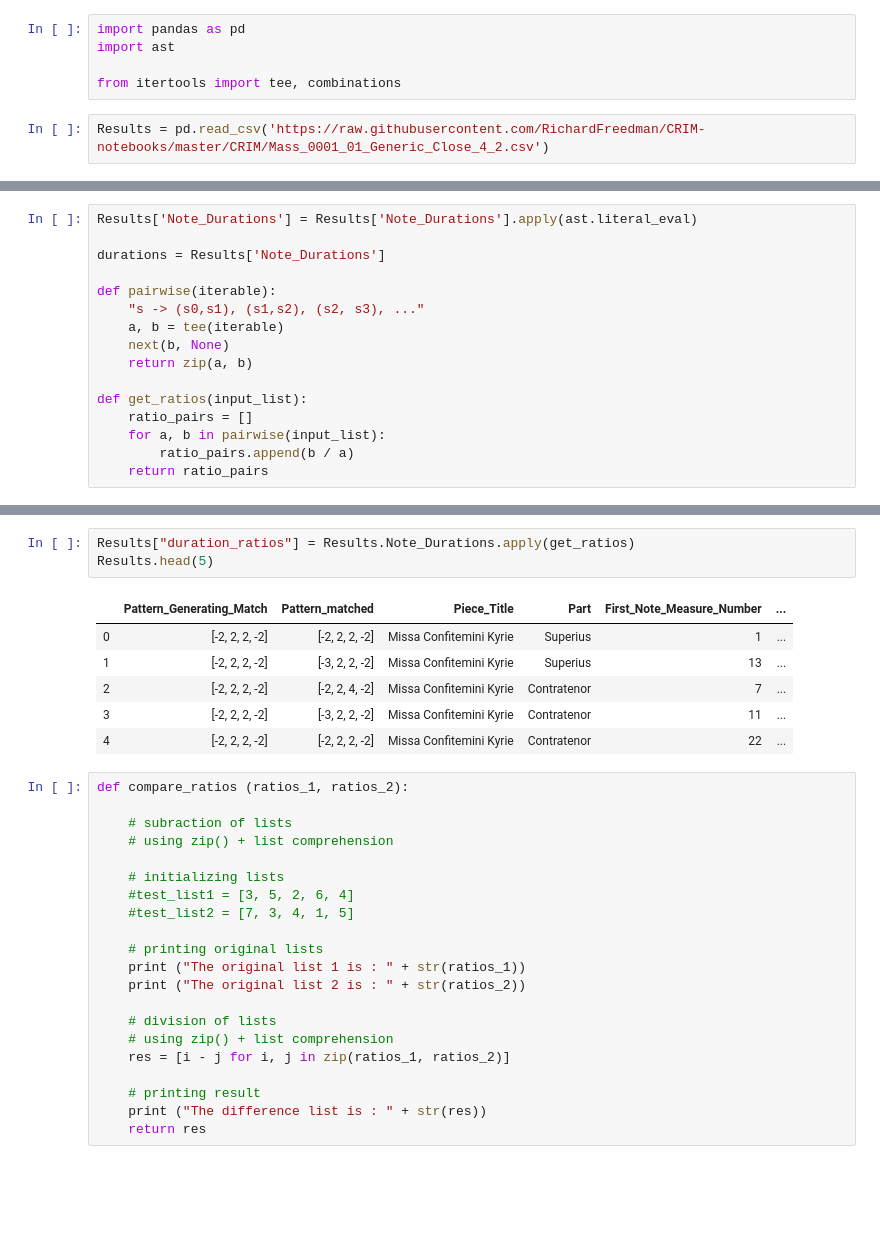
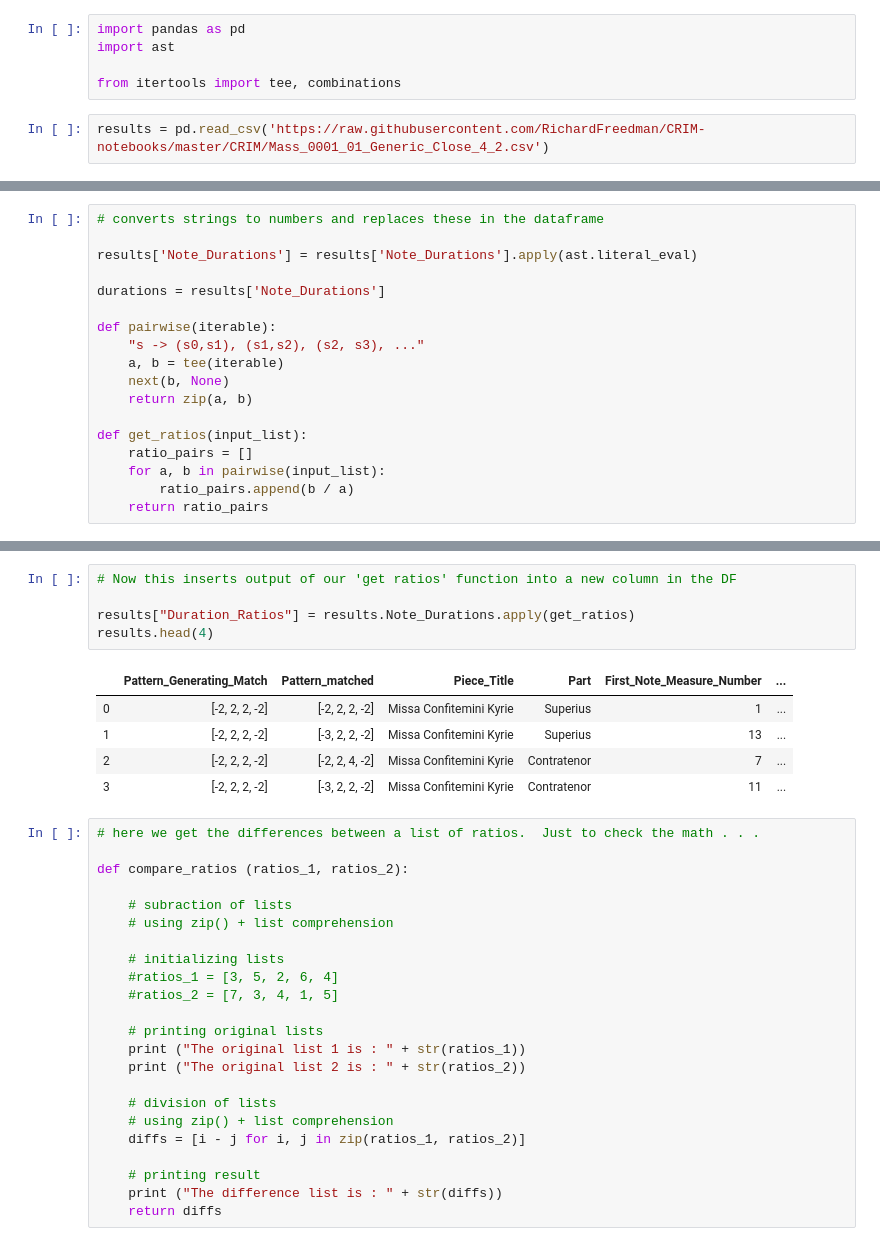
Before and after one commit to RichardFreedman/CRIM-notebooks, a Jupyter notebook: CRIM/Duration_Test.ipynb, the cells around one changed output, grey strips where cells are left out. Saved outputs shown, nothing was run; the diff lists cells and outputs as text; blank space fills up the shorter version.

Commit message:
update durations notebooks

```diff
--- a/CRIM/Duration_Test.ipynb
+++ b/CRIM/Duration_Test.ipynb
@@ -4,4 +4,4 @@ import ast
 
 from itertools import tee, combinations
 # %%
-Results = pd.read_csv('https://raw.githubusercontent.com/RichardFreedman/CRIM-notebooks/master/CRIM/Mass_0001_01_Generic_Close_4_2.csv')
+results = pd.read_csv('https://raw.githubusercontent.com/RichardFreedman/CRIM-notebooks/master/CRIM/Mass_0001_01_Generic_Close_4_2.csv')
@@ -18,7 +19,9 @@ Results.head(6)
 # %%
-Results['Note_Durations'] = Results['Note_Durations'].apply(ast.literal_eval)
+# converts strings to numbers and replaces these in the dataframe
 
-durations = Results['Note_Durations']
+results['Note_Durations'] = results['Note_Durations'].apply(ast.literal_eval)
+
+durations = results['Note_Durations']
 
 def pairwise(iterable):
     "s -> (s0,s1), (s1,s2), (s2, s3), ..."
@@ -48,25 +49,28 @@ Results.Note_Durations.apply(get_ratios)
 782                    [1.0, 1.0, 1.0, 2.0]
 783    [0.5, 1.0, 3.0, 0.16666666666666666]
 Name: Note_Durations, Length: 784, dtype: object
-# %%
-Results["duration_ratios"] = Results.Note_Durations.apply(get_ratios)
-Results.head(5)
-# %% [output]
-|  | Pattern_Generating_Match | Pattern_matched | Piece_Title | Part | First_Note_Measure_Number | ... |
-| 0 | [-2, 2, 2, -2] | [-2, 2, 2, -2] | Missa Confitemini Kyrie | Superius | 1 | ... |
-| 1 | [-2, 2, 2, -2] | [-3, 2, 2, -2] | Missa Confitemini Kyrie | Superius | 13 | ... |
-| 2 | [-2, 2, 2, -2] | [-2, 2, 4, -2] | Missa Confitemini Kyrie | Contratenor | 7 | ... |
-| 3 | [-2, 2, 2, -2] | [-3, 2, 2, -2] | Missa Confitemini Kyrie | Contratenor | 11 | ... |
-| 4 | [-2, 2, 2, -2] | [-2, 2, 2, -2] | Missa Confitemini Kyrie | Contratenor | 22 | ... |
+# %%
+# Now this inserts output of our 'get ratios' function into a new column in the DF
+
+results["Duration_Ratios"] = results.Note_Durations.apply(get_ratios)
+results.head(4)
+# %% [output]
+|  | Pattern_Generating_Match | Pattern_matched | Piece_Title | Part | First_Note_Measure_Number | ... |
+| 0 | [-2, 2, 2, -2] | [-2, 2, 2, -2] | Missa Confitemini Kyrie | Superius | 1 | ... |
+| 1 | [-2, 2, 2, -2] | [-3, 2, 2, -2] | Missa Confitemini Kyrie | Superius | 13 | ... |
+| 2 | [-2, 2, 2, -2] | [-2, 2, 4, -2] | Missa Confitemini Kyrie | Contratenor | 7 | ... |
+| 3 | [-2, 2, 2, -2] | [-3, 2, 2, -2] | Missa Confitemini Kyrie | Contratenor | 11 | ... |
 # %%
+# here we get the differences between a list of ratios.  Just to check the math . . .
+
 def compare_ratios (ratios_1, ratios_2):
 
     # subraction of lists
     # using zip() + list comprehension
 
     # initializing lists
-    #test_list1 = [3, 5, 2, 6, 4]
-    #test_list2 = [7, 3, 4, 1, 5]
+    #ratios_1 = [3, 5, 2, 6, 4]
+    #ratios_2 = [7, 3, 4, 1, 5]
 
     # printing original lists
     print ("The original list 1 is : " + str(ratios_1))
@@ -74,8 +78,8 @@ def compare_ratios (ratios_1, ratios_2):
 
     # division of lists
     # using zip() + list comprehension
-    res = [i - j for i, j in zip(ratios_1, ratios_2)]
+    diffs = [i - j for i, j in zip(ratios_1, ratios_2)]
 
     # printing result
-    print ("The difference list is : " + str(res))
-    return res
+    print ("The difference list is : " + str(diffs))
+    return diffs
```
Also changed, not shown: parts of 14 cells of this notebook, 3 other files.
